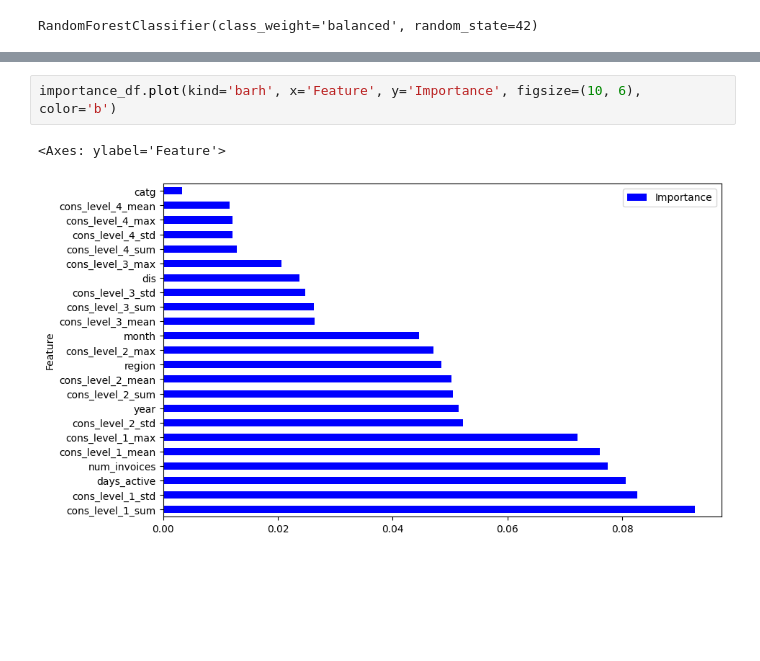
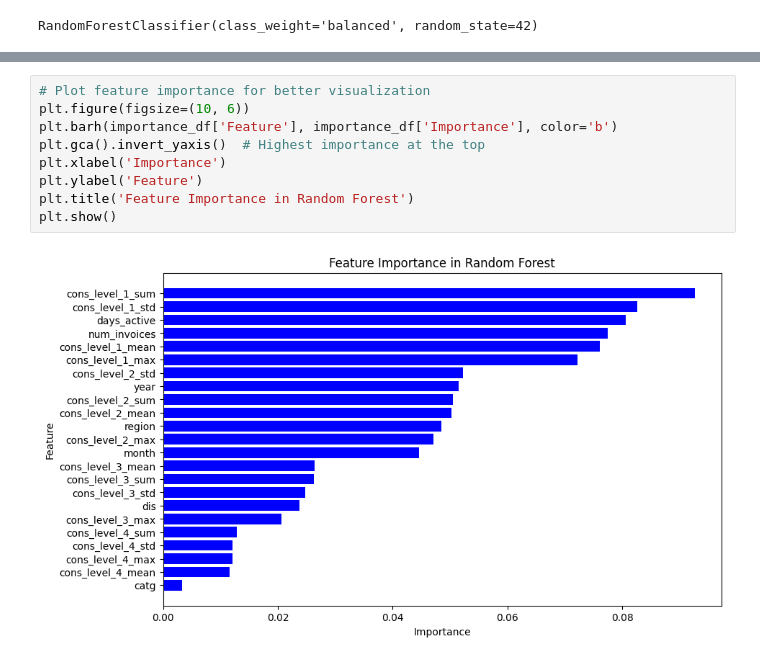
Before and after one commit to AsJayTee/IT1244-Fraud-Analysis, a Jupyter notebook: Random Forest.ipynb, the cells around one changed output, grey strips where cells are left out. Cells and saved outputs as stored; diff of their text form; blank space fills up the shorter version.

```diff
--- a/Random Forest.ipynb
+++ b/Random Forest.ipynb
@@ -90,8 +87,14 @@ Feature Importance:
 17   cons_level_4_max    0.012124
 16  cons_level_4_mean    0.011658
 2                catg    0.003325
-# %%
-importance_df.plot(kind='barh', x='Feature', y='Importance', figsize=(10, 6), color='b')
-# %% [output]
-<Axes: ylabel='Feature'>
-[figure, removed]
+# %%
+# Plot feature importance for better visualization
+plt.figure(figsize=(10, 6))
+plt.barh(importance_df['Feature'], importance_df['Importance'], color='b')
+plt.gca().invert_yaxis()  # Highest importance at the top
+plt.xlabel('Importance')
+plt.ylabel('Feature')
+plt.title('Feature Importance in Random Forest')
+plt.show()
+# %% [output]
+[figure, added]
```
Also changed, not shown: parts of 2 cells of this notebook.
